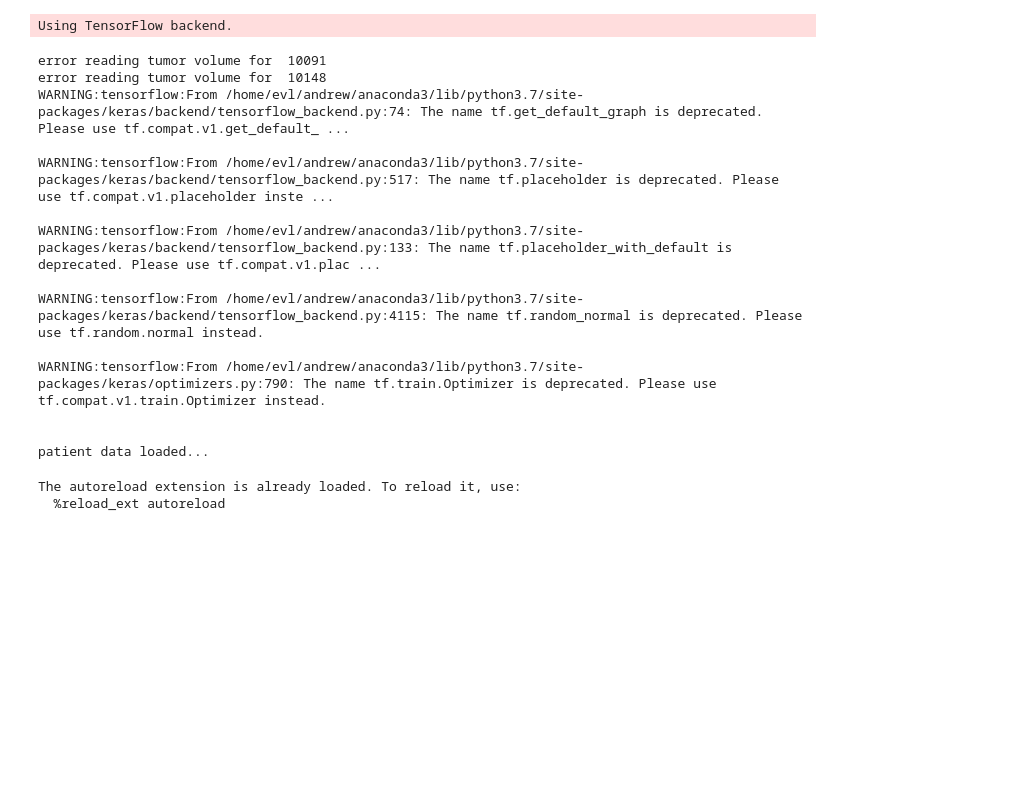
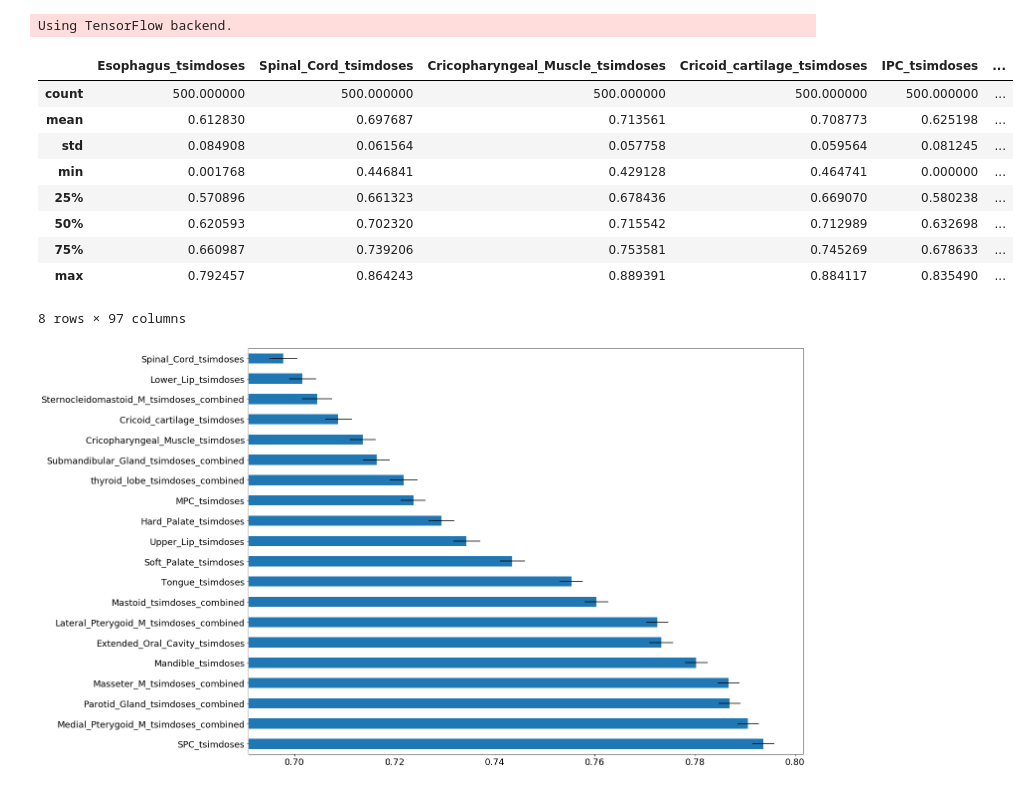
Before and after one commit to uic-evl/CAMP-RT, a Jupyter notebook: PYTHON/SensitivityAnalysis.ipynb, the cells around one changed output. Drawn from its saved outputs; the diff is of its cells as text; code cells hidden in the pictures; blank space fills up the shorter version.

```diff
--- a/PYTHON/SensitivityAnalysis.ipynb
+++ b/PYTHON/SensitivityAnalysis.ipynb
@@ -38,36 +38,12 @@ plt.rc('ytick', labelsize=SMALL_SIZE)    # fontsize of the tick labels
 plt.rc('legend', fontsize=SMALL_SIZE)    # legend fontsize
 plt.rc('figure', titlesize=BIGGER_SIZE)  # fontsize of the figure title
 plt.rc('figure', figsize=FIG_SIZE)
+db = load_patientset()
-# %%
-#load in the patientset object that has all the patient info
-db = PatientSet()
-
-#add a bunch of features to the object that we'll want to try
-#so we can use the db.to_dataframe function to get them all in a nice dataframe with one-hot encoding and labels automatically
-db.t_volumes = np.array([np.sum([g.volume for g in gtvs]) for gtvs in db.gtvs]).reshape(-1,1)
-db.bilateral = db.lateralities == 'B'
-db.total_volumes = db.volumes.sum(axis = 1)
-db.toxicity = db.feeding_tubes + db.aspiration > 0
-db.tsimdoses = tsim_prediction(db)
-db.neck_width = np.linalg.norm(db.centroids[:,Constants.organ_list.index('Lt_Sternocleidomastoid_M'),:] - db.centroids[:,Constants.organ_list.index('Rt_Sternocleidomastoid_M'), :], axis = 1)
-# %% [output]
-error reading tumor volume for  10091
-error reading tumor volume for  10148
-WARNING:tensorflow:From /home/evl/andrew/anaconda3/lib/python3.7/site-packages/keras/backend/tensorflow_backend.py:74: The name tf.get_default_graph is deprecated. Please use tf.compat.v1.get_default_ ...
-
-WARNING:tensorflow:From /home/evl/andrew/anaconda3/lib/python3.7/site-packages/keras/backend/tensorflow_backend.py:517: The name tf.placeholder is deprecated. Please use tf.compat.v1.placeholder inste ...
-
-WARNING:tensorflow:From /home/evl/andrew/anaconda3/lib/python3.7/site-packages/keras/backend/tensorflow_backend.py:133: The name tf.placeholder_with_default is deprecated. Please use tf.compat.v1.plac ...
-
-WARNING:tensorflow:From /home/evl/andrew/anaconda3/lib/python3.7/site-packages/keras/backend/tensorflow_backend.py:4115: The name tf.random_normal is deprecated. Please use tf.random.normal instead.
-
-WARNING:tensorflow:From /home/evl/andrew/anaconda3/lib/python3.7/site-packages/keras/optimizers.py:790: The name tf.train.Optimizer is deprecated. Please use tf.compat.v1.train.Optimizer instead.
-
-
-patient data loaded...
 # %%
 #parameters for the experiments
 toxicities_to_test = ['toxicity']
+
+save_root = 'data/sensitivity_analysis/'
 
 #features to test the feature selection on.  should be fields in the patientset we have
 #we don't cluster on these
@@ -84,21 +60,16 @@ predicted_features = ['tsimdoses']
 #if n = 1, just use the first result
 n_samples = 500
 
+#function to normalize the variables before clusterings
 df_rescale = Metrics.normalize
 
-#put some bounds on the features to subset
-min_features = 2
-
 #for now just constrain it to one cluster
-n_clusters = 2
-selection_clusterer  = FClusterer(n_clusters)
+n_clusters = 4
+selection_clusterer  = BestClusterer()
 cluster_feature_selector = FeatureClusterSelector(
     n_samples = n_samples,
     model = selection_clusterer)
 lg_feature_selector = FeatureSelector(n_samples = n_samples)
-# %% [output]
-The autoreload extension is already loaded. To reload it, use:
-  %reload_ext autoreload
 # %%
 true, predicted = get_train_test_datasets(db,
                                       unclusterable_features,
@@ -113,7 +85,19 @@ cluster_importances = cluster_feature_selector.get_importances(predicted, db.tox
 cluster_importances.describe()
 # %%
 lg_importances = lg_feature_selector.get_importances(predicted, db.toxicity, as_df = True)
+lg_importances.to_csv(save_root + 'lg_importances.csv')
 lg_importances.describe()
+# %% [output]
+|  | Esophagus_tsimdoses | Spinal_Cord_tsimdoses | Cricopharyngeal_Muscle_tsimdoses | Cricoid_cartilage_tsimdoses | IPC_tsimdoses | ... |
+| count | 500.000000 | 500.000000 | 500.000000 | 500.000000 | 500.000000 | ... |
+| mean | 0.612830 | 0.697687 | 0.713561 | 0.708773 | 0.625198 | ... |
+| std | 0.084908 | 0.061564 | 0.057758 | 0.059564 | 0.081245 | ... |
+| min | 0.001768 | 0.446841 | 0.429128 | 0.464741 | 0.000000 | ... |
+| 25% | 0.570896 | 0.661323 | 0.678436 | 0.669070 | 0.580238 | ... |
+| 50% | 0.620593 | 0.702320 | 0.715542 | 0.712989 | 0.632698 | ... |
+| 75% | 0.660987 | 0.739206 | 0.753581 | 0.745269 | 0.678633 | ... |
+| max | 0.792457 | 0.864243 | 0.889391 | 0.884117 | 0.835490 | ... |
+8 rows × 97 columns
 # %%
 top_n_importances = lambda x, n: x.mean().sort_values(ascending = False).iloc[0:n]
 def plot_n_importances(x, n):
@@ -124,5 +109,7 @@ def plot_n_importances(x, n):
 # %%
 plot_n_importances(lg_importances,20)
+# %% [output]
+[figure, added]
 # %%
 true_cluster_importances = cluster_importances = cluster_feature_selector.get_importances(true, db.toxicity, as_df = True)
 true_cluster_importances.describe()
```
Also changed, not shown: parts of 12 cells of this notebook, 5 other files.
